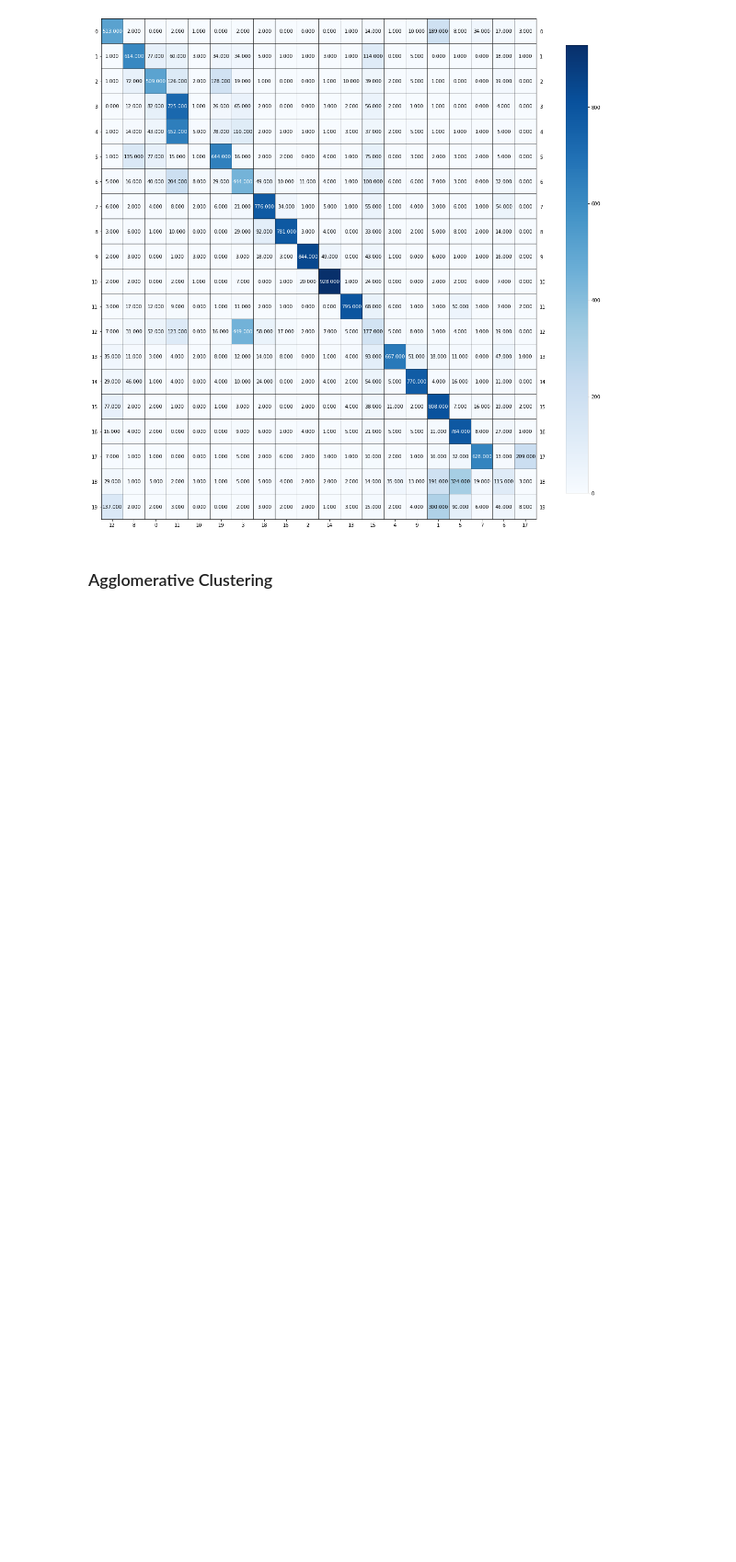
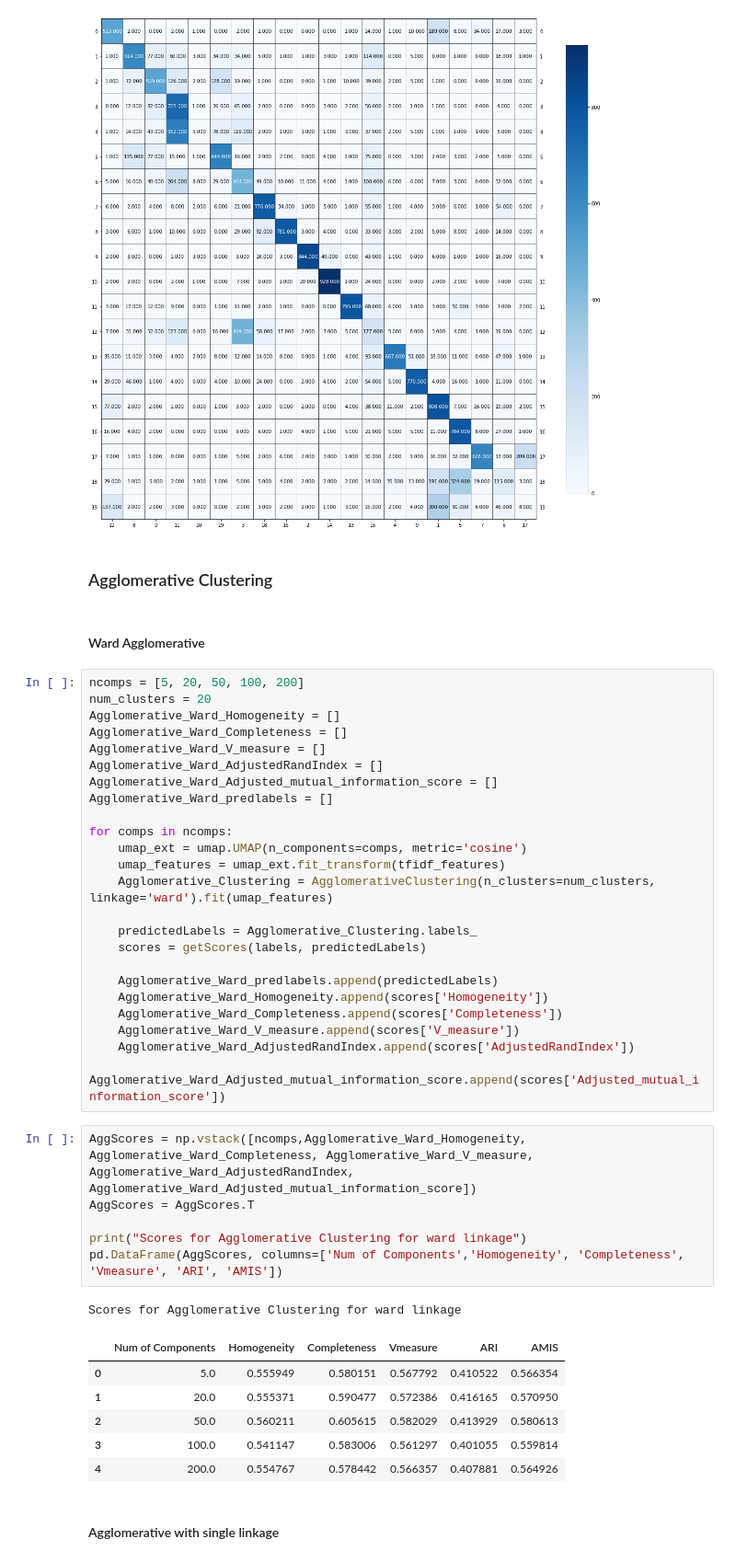
Before and after one commit to diplav09/Data-Representations-and-Clustering, a Jupyter notebook: Data_Representation_Clustering_Diplav.ipynb, the cells around one changed output. Shown at 92% size. Saved outputs shown, nothing was run; the diff lists cells and outputs as text; blank space fills up the shorter version.

Commit message:
added Agglomerative Clustering

```diff
--- a/Data_Representation_Clustering_Diplav.ipynb
+++ b/Data_Representation_Clustering_Diplav.ipynb
@@ -486,3 +518,45 @@ plot_mat(conf_mat[row[:, np.newaxis], colmn], xticklabels=colmn, yticklabels=row
 [figure]
 # %% [markdown]
 ### Agglomerative Clustering
+# %% [markdown]
+#### Ward Agglomerative
+# %%
+ncomps = [5, 20, 50, 100, 200]
+num_clusters = 20
+Agglomerative_Ward_Homogeneity = []
+Agglomerative_Ward_Completeness = []
+Agglomerative_Ward_V_measure = []
+Agglomerative_Ward_AdjustedRandIndex = []
+Agglomerative_Ward_Adjusted_mutual_information_score = []
+Agglomerative_Ward_predlabels = []
+
+for comps in ncomps:
+    umap_ext = umap.UMAP(n_components=comps, metric='cosine')
+    umap_features = umap_ext.fit_transform(tfidf_features)
+    Agglomerative_Clustering = AgglomerativeClustering(n_clusters=num_clusters, linkage='ward').fit(umap_features)
+
+    predictedLabels = Agglomerative_Clustering.labels_
+    scores = getScores(labels, predictedLabels)
+
+    Agglomerative_Ward_predlabels.append(predictedLabels)
+    Agglomerative_Ward_Homogeneity.append(scores['Homogeneity'])
+    Agglomerative_Ward_Completeness.append(scores['Completeness'])
+    Agglomerative_Ward_V_measure.append(scores['V_measure'])
+    Agglomerative_Ward_AdjustedRandIndex.append(scores['AdjustedRandIndex'])
+    Agglomerative_Ward_Adjusted_mutual_information_score.append(scores['Adjusted_mutual_information_score'])
+# %%
+AggScores = np.vstack([ncomps,Agglomerative_Ward_Homogeneity, Agglomerative_Ward_Completeness, Agglomerative_Ward_V_measure, Agglomerative_Ward_AdjustedRandIndex, Agglomerative_Ward_Adjusted_mutual_information_score])
+AggScores = AggScores.T
+
+print("Scores for Agglomerative Clustering for ward linkage")
+pd.DataFrame(AggScores, columns=['Num of Components','Homogeneity', 'Completeness', 'Vmeasure', 'ARI', 'AMIS'])
+# %% [output]
+Scores for Agglomerative Clustering for ward linkage
+|  | Num of Components | Homogeneity | Completeness | Vmeasure | ARI | AMIS |
+| 0 | 5.0 | 0.555949 | 0.580151 | 0.567792 | 0.410522 | 0.566354 |
+| 1 | 20.0 | 0.555371 | 0.590477 | 0.572386 | 0.416165 | 0.570950 |
+| 2 | 50.0 | 0.560211 | 0.605615 | 0.582029 | 0.413929 | 0.580613 |
+| 3 | 100.0 | 0.541147 | 0.583006 | 0.561297 | 0.401055 | 0.559814 |
+| 4 | 200.0 | 0.554767 | 0.578442 | 0.566357 | 0.407881 | 0.564926 |
+# %% [markdown]
+#### Agglomerative with single linkage
```
Also changed, not shown: parts of 12 cells of this notebook.
